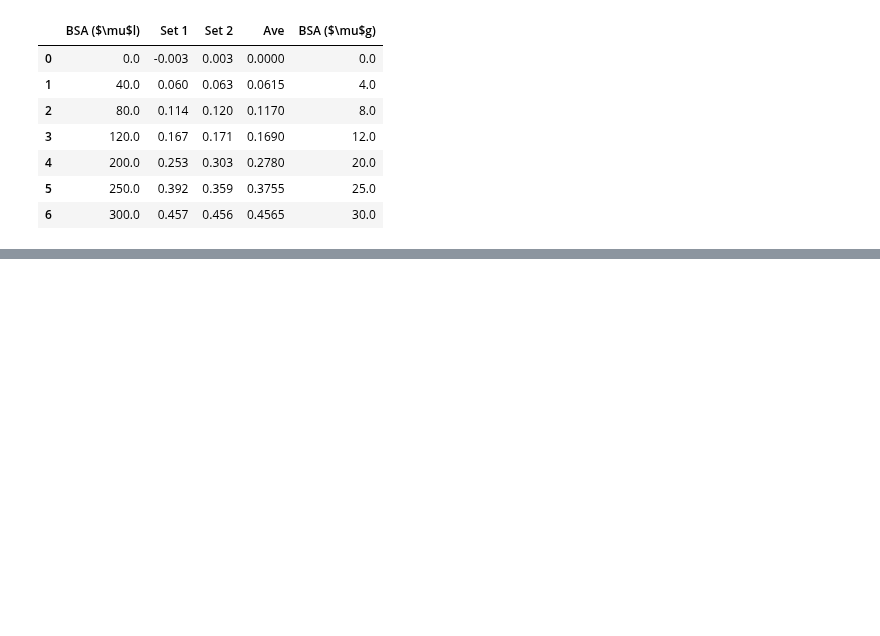
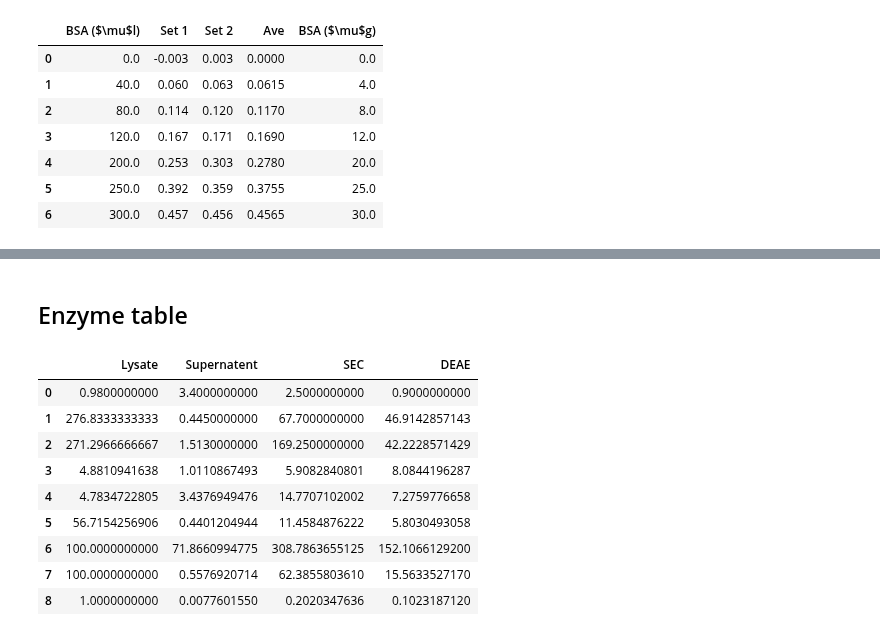
Before and after one commit to Kevinhykuo/UVic, a Jupyter notebook: Lab 4.ipynb, the cells around one changed output, grey strips where cells are left out. Saved outputs shown, nothing was run; the diff lists cells and outputs as text; code cells hidden in the pictures; blank space fills up the shorter version.

```diff
--- a/Lab 4.ipynb
+++ b/Lab 4.ipynb
@@ -10,6 +10,8 @@ import matplotlib.pyplot as plt
 from scipy import stats
 from textwrap import wrap
 
+pd.set_option('precision', 10)
+
 %matplotlib inline
 %config InlineBackend.figure_format = 'pdf'
 # %%
@@ -135,0 +142,31 @@ BP
+# %% [markdown]
+## Enzyme table
+# %%
+Vol = [0.98, 3.4 , 2.5 , 0.9]
+Dil = [2000, 20, 400, 200]
+
+Volu = pd.DataFrame(Vol).T
+Volu.columns = list(Diff_mean.columns)
+Conc = pd.DataFrame(Diff_mean * 6 * Dil / 3 )
+EnzT = pd.DataFrame(Conc * Vol)
+ProC = pd.DataFrame((Diff_mean - BSi)/BSs)
+ProT = pd.DataFrame(ProC * Vol)
+SpAc = pd.DataFrame(EnzT / ProT )
+ProR = pd.DataFrame(ProT / float(ProT['Lysate']) * 100)
+EnzR = pd.DataFrame(EnzT / float(EnzT['Lysate']) * 100)
+FdPR = pd.DataFrame(SpAc / float(SpAc['Lysate']))
+
+EnzTab = pd.concat([Volu, Conc, EnzT, ProC, ProT, SpAc, ProR, EnzR, FdPR], axis=0, sort=False, ignore_index=True)
+# %%
+EnzTab
+# %% [output]
+|  | Lysate | Supernatent | SEC | DEAE |
+| 0 | 0.9800000000 | 3.4000000000 | 2.5000000000 | 0.9000000000 |
+| 1 | 276.8333333333 | 0.4450000000 | 67.7000000000 | 46.9142857143 |
+| 2 | 271.2966666667 | 1.5130000000 | 169.2500000000 | 42.2228571429 |
+| 3 | 4.8810941638 | 1.0110867493 | 5.9082840801 | 8.0844196287 |
+| 4 | 4.7834722805 | 3.4376949476 | 14.7707102002 | 7.2759776658 |
+| 5 | 56.7154256906 | 0.4401204944 | 11.4584876222 | 5.8030493058 |
+| 6 | 100.0000000000 | 71.8660994775 | 308.7863655125 | 152.1066129200 |
+| 7 | 100.0000000000 | 0.5576920714 | 62.3855803610 | 15.5633527170 |
+| 8 | 1.0000000000 | 0.0077601550 | 0.2020347636 | 0.1023187120 |
```
Also changed, not shown: parts of 7 cells of this notebook.
